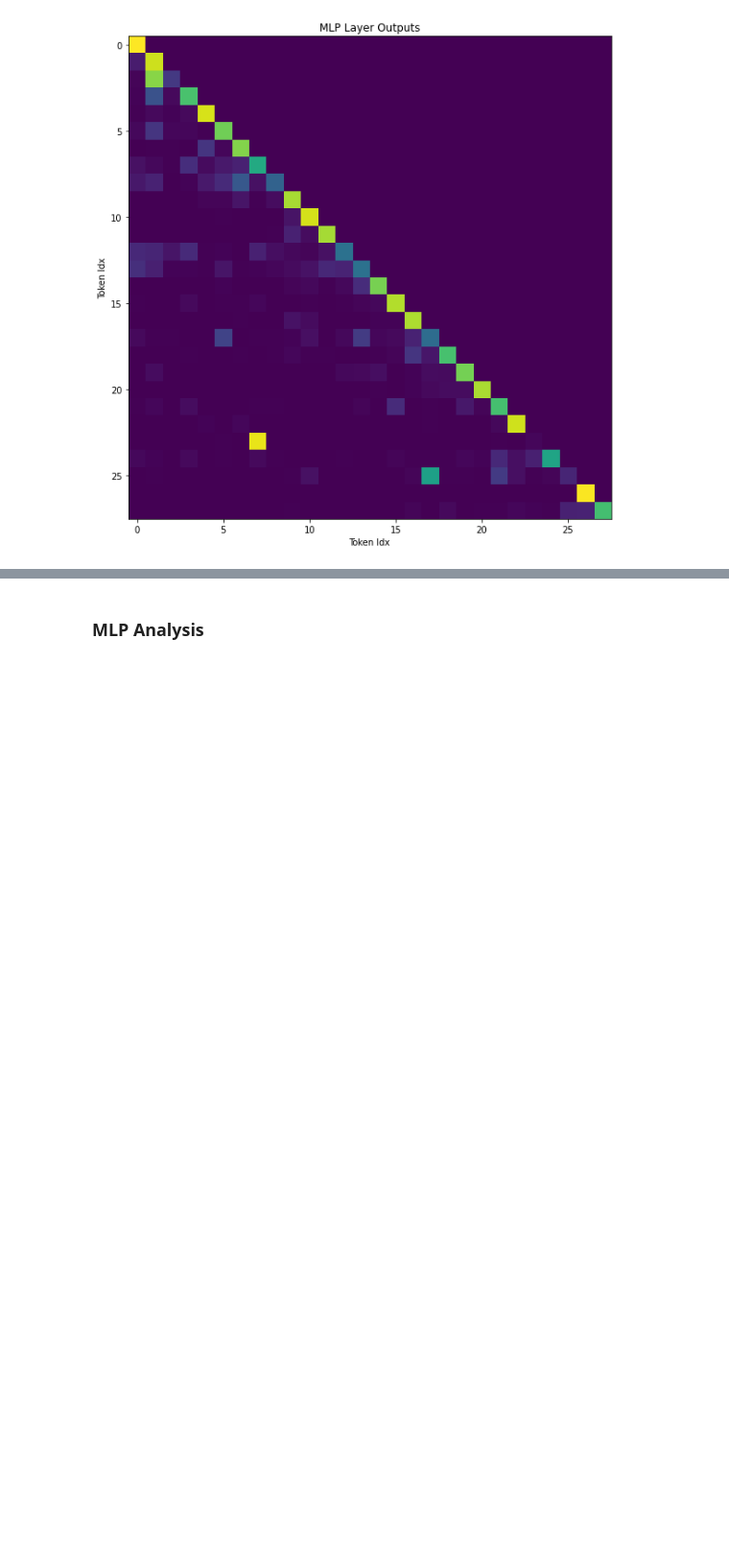
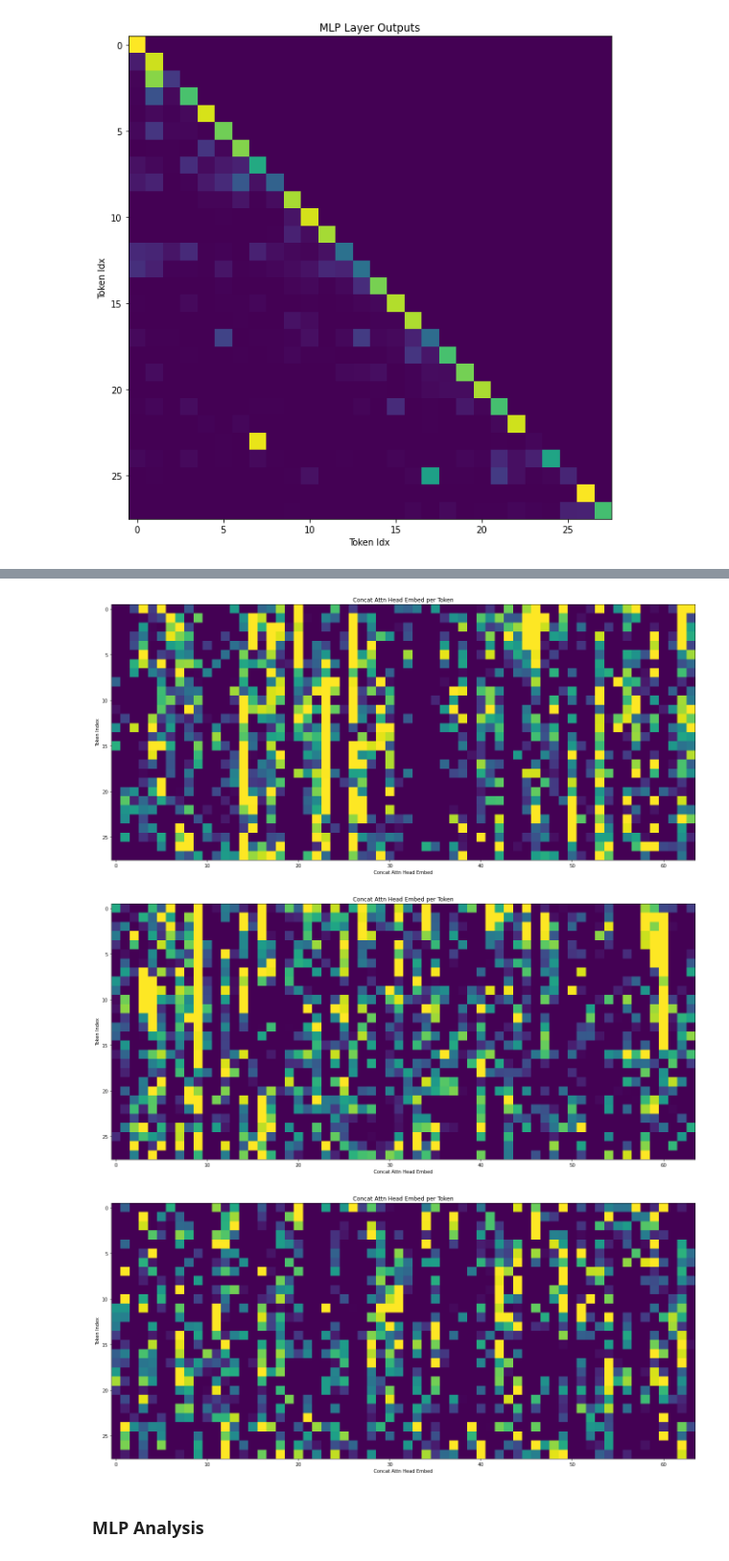
Before and after one commit to MiscellaneousStuff/mech-interp-tinystories, a Jupyter notebook: main.ipynb, the cells around one changed output, grey strips where cells are left out. Shown at 96% size. Saved outputs shown, nothing was run; the diff lists cells and outputs as text; code cells hidden in the pictures; blank space fills up the shorter version.

```diff
--- a/main.ipynb
+++ b/main.ipynb
@@ -318,3 +360,13 @@ plot_attention(attn_scores[attn_head])
+# %%
+heads = [6, 8, 14] # prev, current, start
+for attn_head in heads:
+    d_head     = model.cfg.d_head
+    sliced_emb = attn_embed_ln[:, attn_head * d_head:(attn_head + 1) * d_head]
+    plot_attn_embed(sliced_emb)
+# %% [output]
+[figure, added]
+[figure, added]
+[figure, added]
 # %% [markdown]
 ### MLP Analysis
 # %% [markdown]
```
Also changed, not shown: parts of 10 cells of this notebook.
